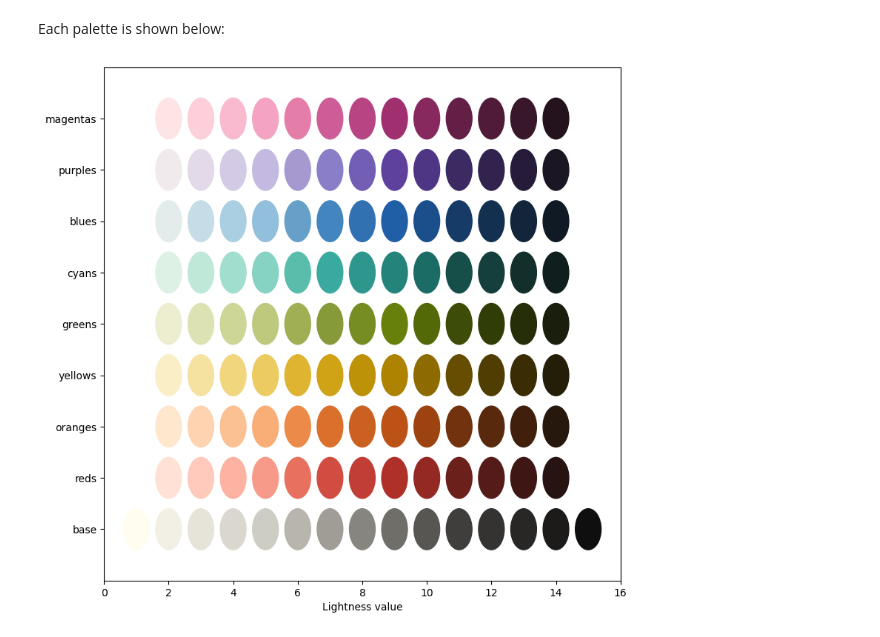
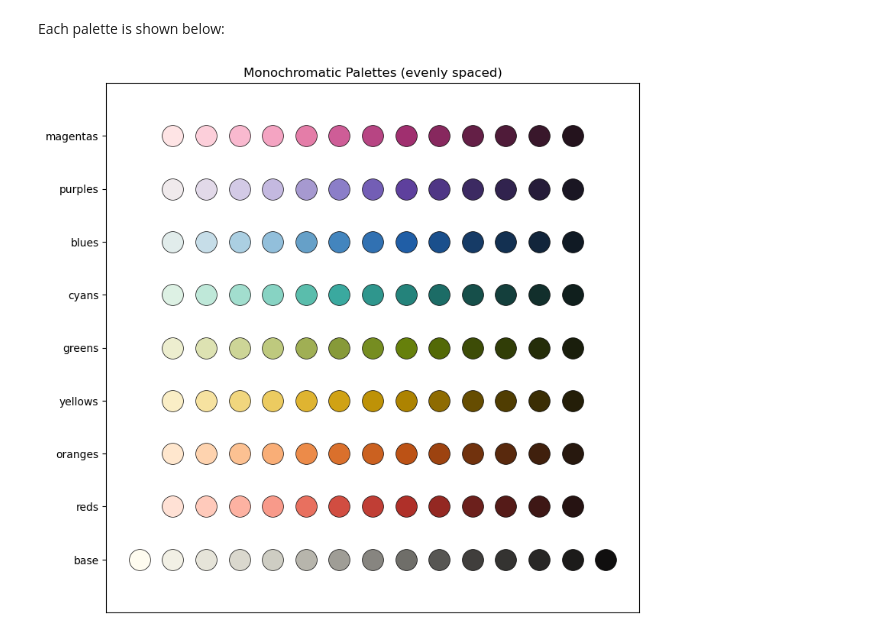
Before and after one commit to moss-xyz/flexoki-py, a Jupyter notebook: docs/palettes.ipynb, the cells around one changed output. Drawn from its saved outputs; the diff is of its cells as text; code cells hidden in the pictures.

```diff
--- a/docs/palettes.ipynb
+++ b/docs/palettes.ipynb
@@ -62,26 +74,27 @@ Flexoki.palettes.greys
 # %% [markdown]
 Each palette is shown below:
 # %%
-import matplotlib.patches
+# Monochromatic palettes (each row is a Palette, read left to right - note the base palette has 2 extra colors, paper and black)
 import matplotlib.pyplot
 
 palettes = [Flexoki.palettes.base, Flexoki.palettes.reds, Flexoki.palettes.oranges,
             Flexoki.palettes.yellows, Flexoki.palettes.greens, Flexoki.palettes.cyans,
             Flexoki.palettes.blues, Flexoki.palettes.purples, Flexoki.palettes.magentas]
 names = ["base","reds","oranges","yellows","greens","cyans","blues","purples","magentas"]
 
 fig, ax = matplotlib.pyplot.subplots(1,1, figsize=(9,9))
 ax.set_xlim(0,16)
 ax.set_ylim(0,10)
 ax.set_yticks(range(1,10))
 ax.set_yticklabels(names)
-ax.set_xlabel("Lightness value")
+ax.set_xticks([])
+ax.set_title("Monochromatic Palettes (evenly spaced)")
 
 for y,p,n in zip(range(1,10), palettes, names):
-    for i,x in enumerate(p.colors):
+    for x,c in enumerate(p.colors):
         if n!="base":
-            ax.add_artist(matplotlib.patches.Circle((i+2,y), 0.4, color=x.hex))
+            ax.plot(x+2,y, marker="o", markerfacecolor=c.hex, markeredgecolor="black", markersize=20, markeredgewidth=0.5)
         else:
-            ax.add_artist(matplotlib.patches.Circle((i+1,y), 0.4, color=x.hex))
+            ax.plot(x+1,y, marker="o", markerfacecolor=c.hex, markeredgecolor="black", markersize=20, markeredgewidth=0.5)
 # %% [output]
-[figure, old version]
+[figure, new version]
```
Also changed, not shown: parts of 9 cells of this notebook, 4 other files.
